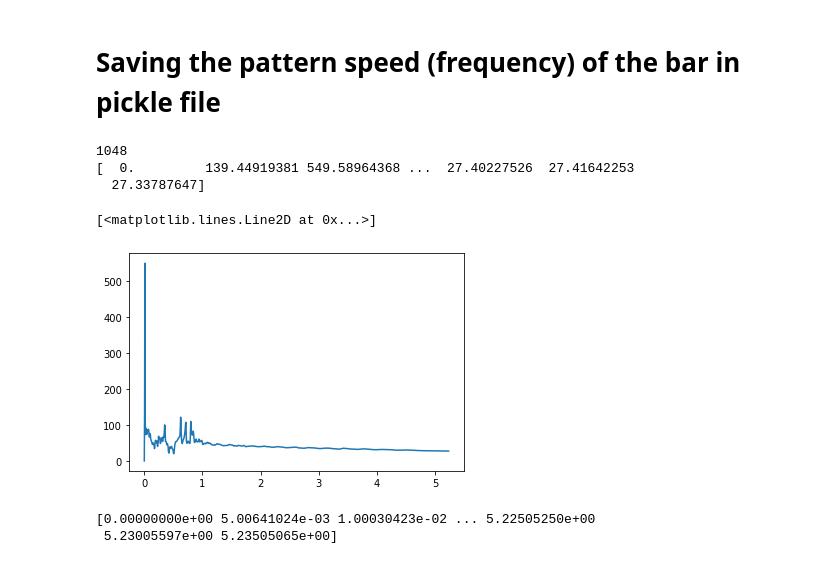
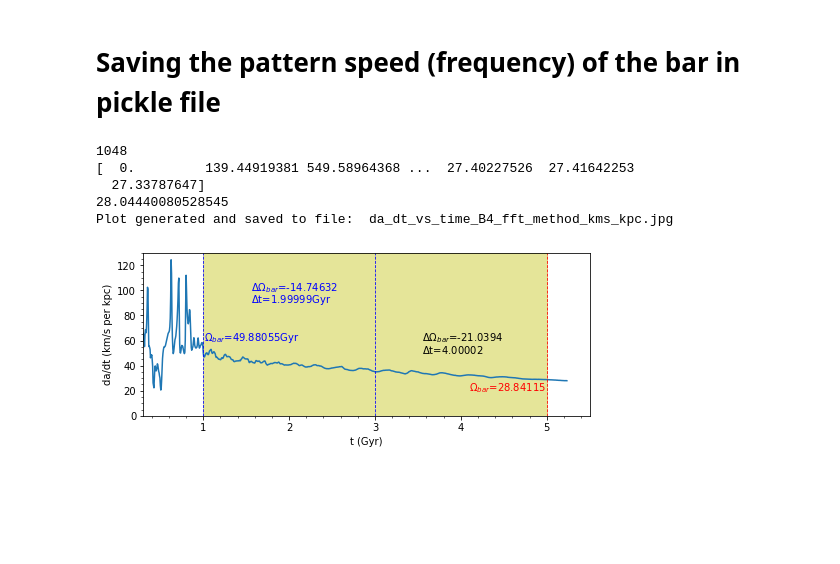
Before and after one commit to binodbhttr/resonance_sweeping, a Jupyter notebook: New_Sims_Analysis/calculate_pattern_speed_B3-N.ipynb, the cells around one changed output. Saved outputs shown, nothing was run; the diff lists cells and outputs as text; code cells hidden in the pictures; blank space fills up the shorter version.

```diff
--- a/New_Sims_Analysis/calculate_pattern_speed_B3-N.ipynb
+++ b/New_Sims_Analysis/calculate_pattern_speed_B3-N.ipynb
@@ -202,23 +207,61 @@ save_datapath="/mnt/home/bbhattarai/resonance_sweeping/New_Sims_Analysis/"
 dadtz_kms_kpc=dadtz*3.08567758/3.15576
 with open(save_datapath+datafilename, 'wb') as output:
         pickle.dump(dadtz_kms_kpc, output)
-# %%
-datafilename="B3-N_saved_bar_pattern_speed_km_per_s_kpc.ang"
-save_datapath="/mnt/home/bbhattarai/resonance_sweeping/New_Sims_Analysis/"
-ps_stored = open(save_datapath+datafilename,'rb')
-ps=pickle.load(ps_stored)
-print(len(ps))
-print(ps)
-
-plt.plot(time,ps)
-# %% [output]
-1048
-[  0.         139.44919381 549.58964368 ...  27.40227526  27.41642253
-  27.33787647]
-[<matplotlib.lines.Line2D at 0x...>]
-[figure, removed]
-# %%
-print(time)
-# %% [output]
-[0.00000000e+00 5.00641024e-03 1.00030423e-02 ... 5.22505250e+00
- 5.23005597e+00 5.23505065e+00]
+# %%
+datafilename="B3-N_saved_bar_pattern_speed_km_per_s_kpc.ang"
+save_datapath="/mnt/home/bbhattarai/resonance_sweeping/New_Sims_Analysis/"
+ps_stored = open(save_datapath+datafilename,'rb')
+ps=pickle.load(ps_stored)
+print(len(ps))
+print(ps)
+
+
+fig5=plt.figure(figsize=(8,3))
+ax=fig5.add_subplot(111)
+ax.set_xlabel("t (Gyr)")
+ax.set_ylabel("da/dt (km/s per kpc)")
+
+ax.plot(time,dadtz)
+ax.set_ylim(0,130)
+ax.set_xlim(0.3,5.5)
+
+ax.axvline(x=time[200],c='blue',linestyle='--',lw=0.8)
+ax.axvline(x=time[600],c='blue',linestyle='--',lw=0.8)
+#ax.axvspan(time[200], time[600], color='y', alpha=0.4, lw=0.8)
+eta=(dadtz[600]-dadtz[200])
+#eta=abs(eta)
+ax.text(time[310],100,r"$\Delta$$\Omega$$_{bar}$="+str(round(eta,5)),color="blue")
+ax.text(time[310],90,r"$\Delta$t="+str(round(time[600]-time[200],5))+"Gyr",color="blue")
+
+
+ax.text(time[201],60,r"$\Omega$$_{bar}$="+str(round(dadtz[200],5)),color="blue")
+
+#Looking over a larger range
+
+ax.axvspan(time[200], time[1000], color='y', alpha=0.4, lw=0.7)
+eta=(dadtz[1000]-dadtz[200])
+#eta=abs(eta)
+ax.text(time[710],60,r"$\Delta$$\Omega$$_{bar}$="+str(round(eta,5)))
+ax.text(time[710],50,r"$\Delta$t="+str(round(time[1000]-time[200],5))+"Gyr")
+
+ax.axvline(x=time[1000],c='red',linestyle='--',lw=0.8)
+ax.text(time[820],20,r"$\Omega$$_{bar}$="+str(round(dadtz[1000],5)),color="red")
+
+
+#ax.scatter(time[200],dadtz[200],c="red",s=10)
+ax.minorticks_on()
+print(last)
+plotname="da_dt_vs_time_B4_fft_method_kms_kpc.jpg"
+print("Plot generated and saved to file: ",plotname)
+fig5.savefig(plot_path+plotname,bbox_inches="tight",dpi=300)
+#plt.tight_layout()
+plt.show()
+
+#37-40 km/s/kpc
+# %% [output]
+1048
+[  0.         139.44919381 549.58964368 ...  27.40227526  27.41642253
+  27.33787647]
+28.04440080528545
+Plot generated and saved to file:  da_dt_vs_time_B4_fft_method_kms_kpc.jpg
+[figure, added]
```
Also changed, not shown: parts of 4 cells of this notebook, 28 other files.
